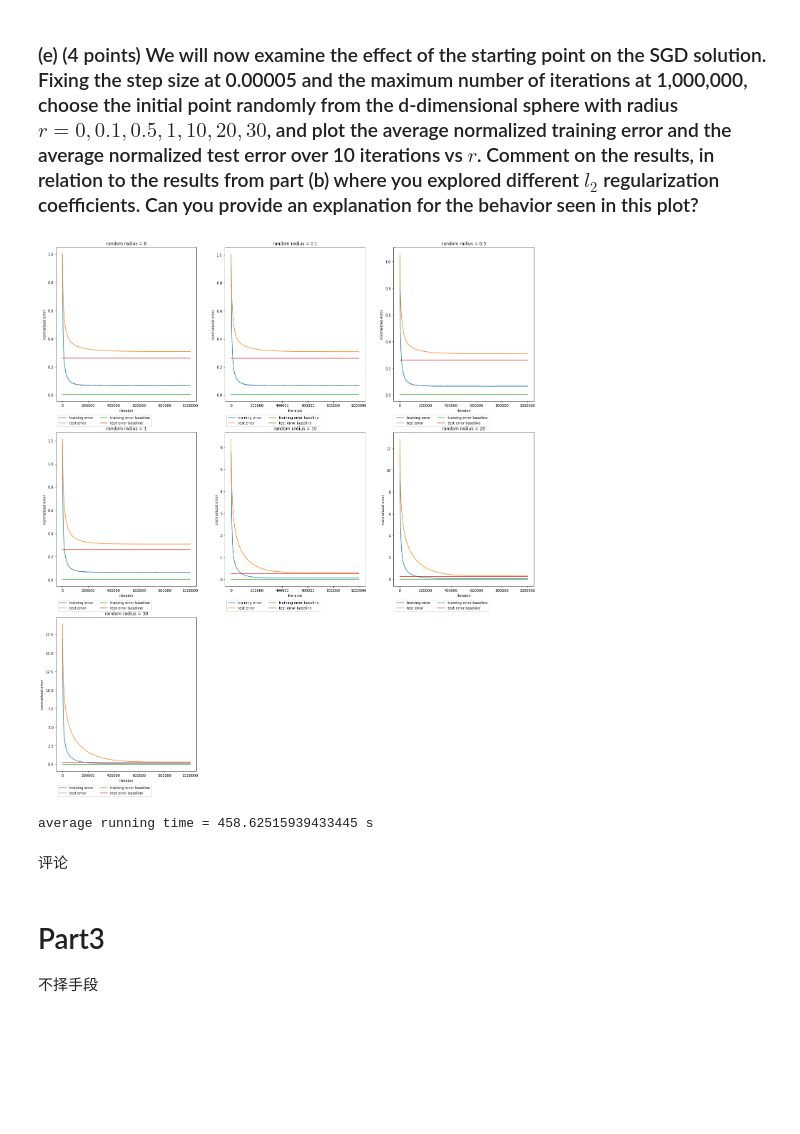
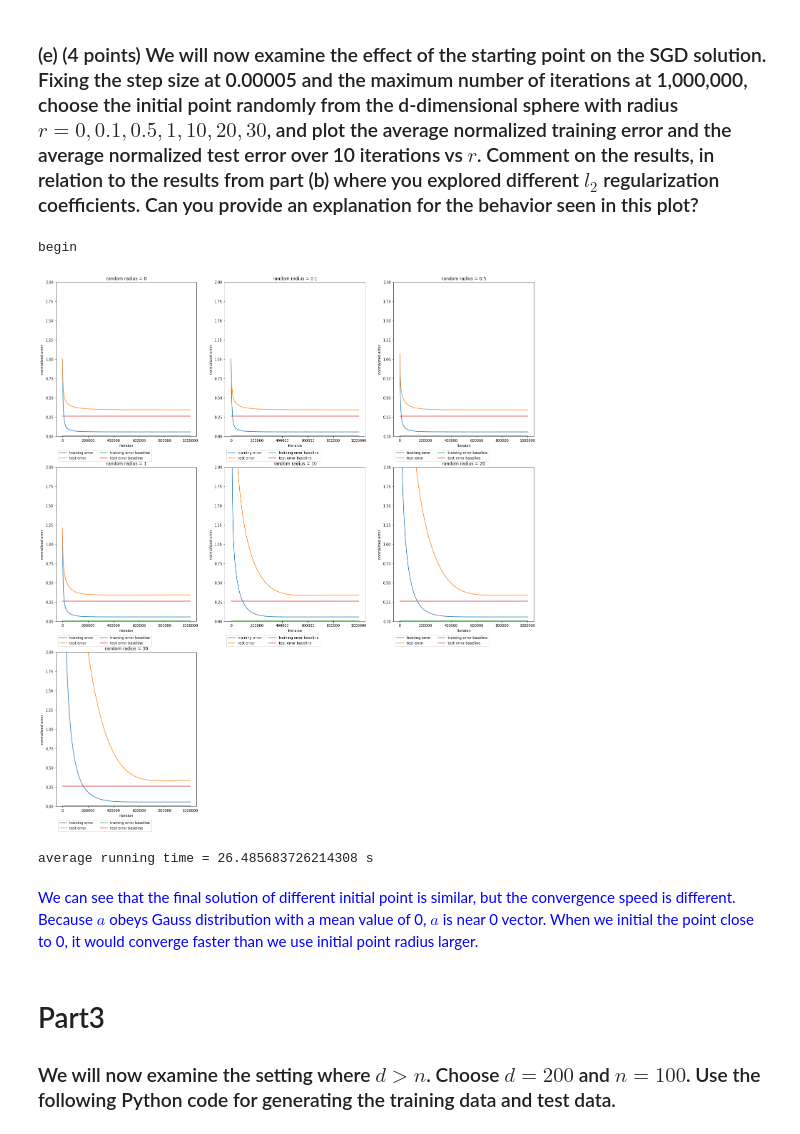
Before and after one commit to Skyraker2016/CS168, a Jupyter notebook: miniproject3/miniproject3.ipynb, the cells around one changed output. Saved outputs shown, nothing was run; the diff lists cells and outputs as text; code cells hidden in the pictures; blank space fills up the shorter version.

```diff
--- a/miniproject3/miniproject3.ipynb
+++ b/miniproject3/miniproject3.ipynb
@@ -151,7 +156,7 @@ average running time = 0.14849728766663853 s
 # %% [markdown]
 ### (c) (6 points) In this part you will run stochastic gradient descent to solve the same problem. Recall that in stochastic gradient descent, you pick one datapoint at a time, say $(x^{(i)}, y^{(i)})$, and update your current value of $a$ according to the gradient of $f_i(a) = (a^Tx^{(i)}-y^{(i)})^2$.
 # %%
-def SGDTrain(X, y, step_size, iters, metric = MSELoss, evaluate = False, lambda_value = 0, random_radius = 0):
+def SGDTrain(X, y, step_size, iters, metric = MSELoss,batch_size=1, evaluate = False, lambda_value = 0, random_radius = 0):
     a = np.random.uniform(0,random_radius, size = (len(X[0]),1))
     obj_value = np.zeros(iters+1)
     test_error = np.zeros(iters//100 + 1)
@@ -160,8 +165,12 @@ def SGDTrain(X, y, step_size, iters, metric = MSELoss, evaluate = False, lambda_
         global X_test, y_test
         test_error[0] = metric(X_test @ a, y_test)
     for i in range(iters):
-        index = np.random.randint(0,len(X))
-        gd = getGradient(X, y, a, index, lambda_value)
+        gd = np.zeros((len(X[0]),1))
+        indexs = np.array(range(len(X)))
+        np.random.shuffle(indexs)
+        for index_i in range(batch_size):
+            index = indexs[index_i]
+            gd += getGradient(X, y, a, index, lambda_value)
         #update a with gradient
         a = a - step_size * gd
         obj_value[i+1] = metric(X @ a, y)
@@ -366,17 +375,17 @@ test_error_base_dic = dict(zip(lambda_list,test_error_base2))
 # %%
 train_iter = 1000000
 trial_times = 10
+test_mode = False
 if test_mode == True:
     train_iter = 10000
 step_size_list =  [0.00005,0.0005, 0.005]
 plt.figure(figsize=(3*(len(step_size_list)+3.5),(len(step_size_list)+3.5)))
-
 print('|step size|training error|test error|')
 
 total_running_time = 0
 for i in range(len(step_size_list)):
     #for 10 times
-    runnign_time = 0
+    running_time = 0
     total_training_errors = np.zeros(train_iter+1)
     total_test_errors = np.zeros(train_iter//100+1)
 
@@ -450,7 +459,7 @@ total_running_time = 0
 
 for i in range(len(step_size_list)):
     #for 10 times
-    runnign_time = 0
+    running_time = 0
     total_training_errors = np.zeros(train_iter+1)
     total_test_errors = np.zeros(train_iter//100+1)
 
@@ -498,7 +507,7 @@ plt.figure(figsize=(3*(len(step_size_list)+3.5),(len(step_size_list)+3.5)))
 total_running_time = 0
 for i in range(len(step_size_list)):
     #for 10 times
-    runnign_time = 0
+    running_time = 0
     total_training_errors = np.zeros(train_iter+1)
     total_test_errors = np.zeros(train_iter//100+1)
 
@@ -519,6 +528,7 @@ for i in range(len(step_size_list)):
     plt.title('step size = ' + str(step_size_list[i]))
     plt.xlabel('iteraion')
     plt.ylabel('normalized error')
+    plt.ylim(0,1)
     plt.plot(x_index1, total_training_errors/trial_times)
     plt.plot(x_index2, total_test_errors/trial_times)
 
@@ -548,15 +558,16 @@ We test $\lambda=0.5$ and $\lambda=0.05$ . We found $\lambda=0.05$ get lower err
 # %%
 train_iter = 1000000
 trial_times = 10
+test_mode = False
 if test_mode == True:
     train_iter = 10000
 radius_list =  [0,0.1,0.5,1,10,20,30]
 plt.figure(figsize=(3*(len(step_size_list)+5),3*(len(step_size_list)+6)))
-
 total_running_time = 0
+print("begin")
 for i in range(len(radius_list)):
    #for 10 times
-    runnign_time = 0
+    running_time = 0
     total_training_errors = np.zeros(train_iter+1)
     total_test_errors = np.zeros(train_iter//100+1)
 
@@ -567,40 +578,41 @@ for i in range(len(radius_list)):
                                                random_radius = radius_list[i])
         running_time += time.clock() - running_start
         total_training_errors += training_errors
         total_test_errors += test_errors
 
     total_running_time += running_time / trial_times
 
     x_index1 = list(range(0,train_iter+1,1))
     x_index2 = list(range(0,train_iter+1,100))
 
     plt.subplot(3,len(radius_list) // 3 + 1,i+1)
     plt.title('random radius = ' + str(radius_list[i]))
     plt.xlabel('iteraion')
     plt.ylabel('normalized error')
     plt.ylim(0, 2)
 
     plt.plot(x_index1, total_training_errors/trial_times)
     plt.plot(x_index2, total_test_errors/trial_times)
 
     #draw base line
     global training_error_base, test_error_base
     plt.plot(x_index1, training_error_base_dic[0.05] * np.ones(len(x_index1)))
     plt.plot(x_index2, test_error_base_dic[0.05] * np.ones(len(x_index2)))
 
     plt.legend(['training error', 'test error', 'training error baseline', 'test error baseline'],\
               bbox_to_anchor = (0,-0.175), loc = 3, ncol = 2)
 
 plt.show()
 print('average running time =', total_running_time / len(radius_list), 's')
 # %% [output]
+begin
-[figure, old version]
+[figure, new version]
-average running time = 458.62515939433445 s
+average running time = 26.485683726214308 s
-# %% [markdown]
-评论
-# %% [markdown]
-# Part3
-不择手段
+# %% [markdown]
+<font color="blue">We can see that the final solution of different initial point is similar, but the convergence speed is different. Because $a$ obeys Gauss distribution with a mean value of 0, $a$ is near 0 vector. When we initial the point close to 0, it would converge faster than we use initial point radius larger.</font>
+# %% [markdown]
+# Part3
+### We will now examine the setting where $d > n$. Choose $d = 200$ and $n = 100$. Use the following Python code for generating the training data and test data.
 # %%
 train_n = 100
 test_n = 10000
```
Also changed, not shown: parts of 22 cells of this notebook.
